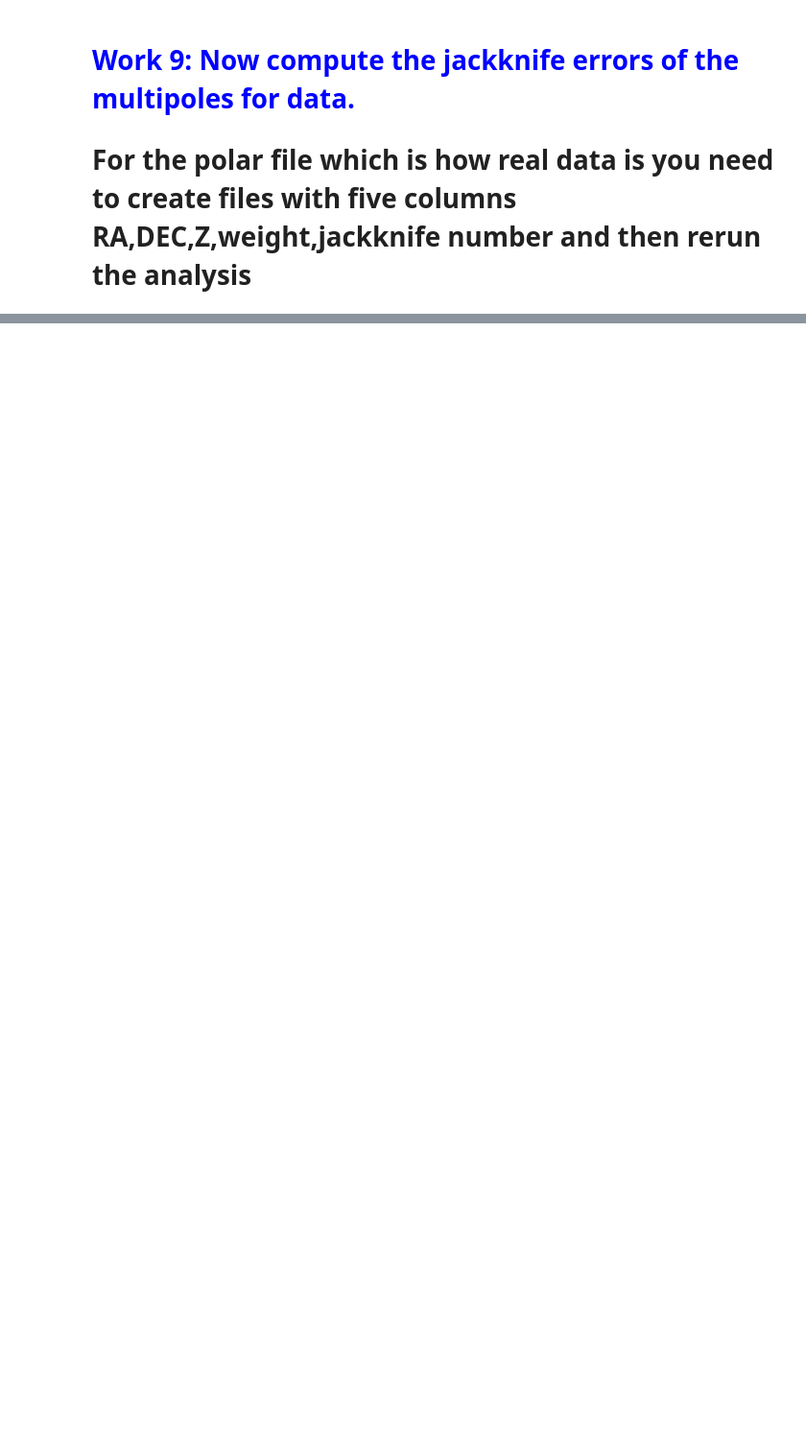
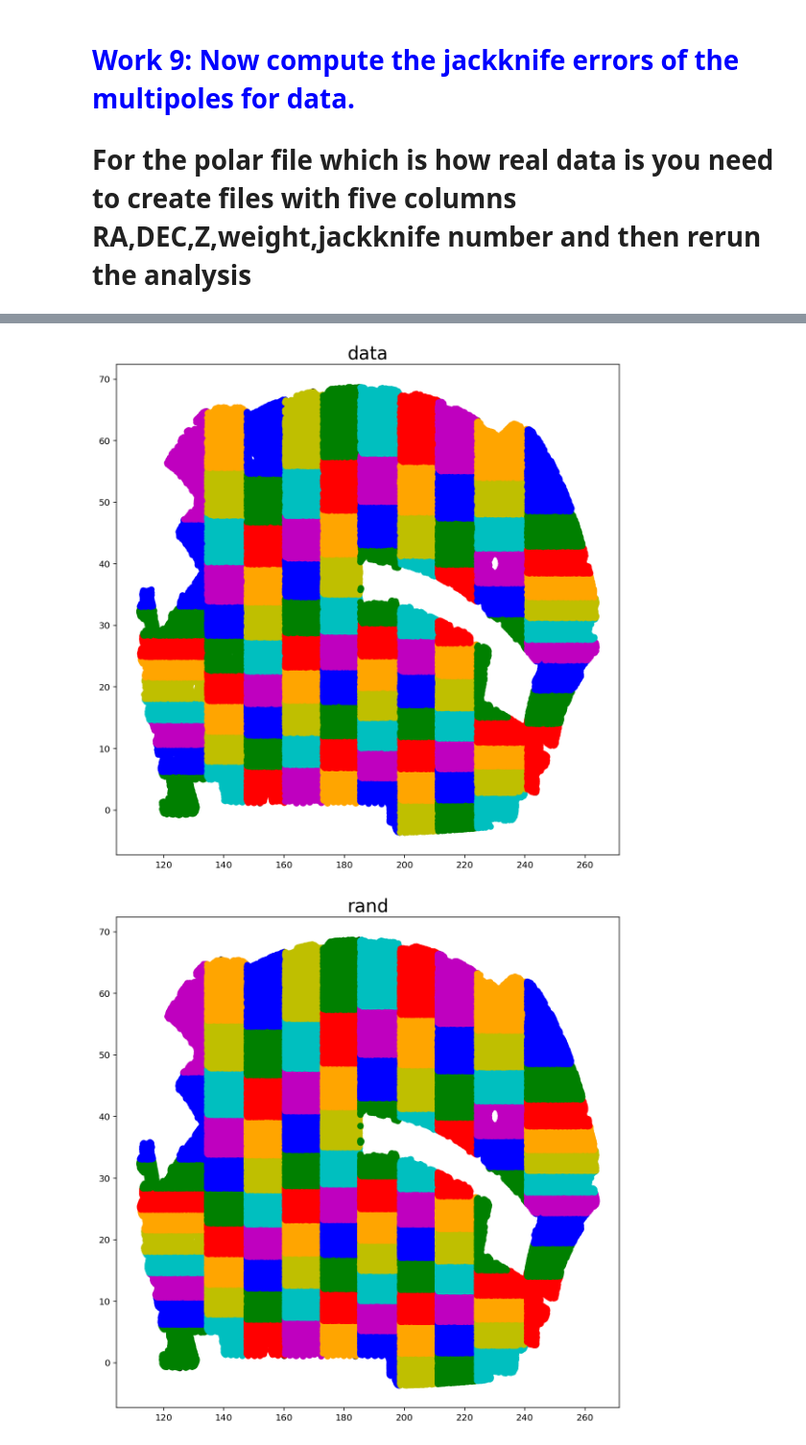
Before and after one commit to omega9525/LssICTS, a Jupyter notebook: Tutorial/Tutorial-2-solution.ipynb, the cells around one changed output, grey strips where cells are left out. Shown at 96% size. Saved outputs shown, nothing was run; the diff lists cells and outputs as text; code cells hidden in the pictures; blank space fills up the shorter version.

```diff
--- a/Tutorial/Tutorial-2-solution.ipynb
+++ b/Tutorial/Tutorial-2-solution.ipynb
@@ -650,0 +731,3 @@ Text(0.5, 1.0, 'SDSS LOWZ sample')
+# %%
+#The reg_file is the region file created in the previous step which needs to be provided
+reg_file='../data/JN_regions/LOWZ-zlim-0.1-0.45-Border_RA-DEC_JN-10-10_v1.txt'
@@ -650,0 +765,25 @@ Text(0.5, 1.0, 'SDSS LOWZ sample')
+# %%
+def visualize_jn(data_arr,title='data'):
+
+    pl.figure(figsize=(10,10))
+    JN_reg=data_arr[:,4]
+    color_seq=['r','g','b','m','c','y','orange']
+    ncol=len(color_seq)
+    for jj,jn in enumerate(np.unique(JN_reg)):
+        isel=JN_reg==jn
+        #print(jj,jn,isel.sum())
+        if(jn==-1):
+            tcol='k'
+        else:
+            tcol= color_seq[jj%ncol]
+        pl.plot(data_arr[isel,0],data_arr[isel,1],'o',color=tcol)
+
+    pl.title(title,fontsize=20)
+
+    return
+
+visualize_jn(res_dic['data'],title='data')
+visualize_jn(res_dic['rand'],title='rand')
+# %% [output]
+[figure, added]
+[figure, added]
```
Also changed, not shown: parts of 19 cells of this notebook.
